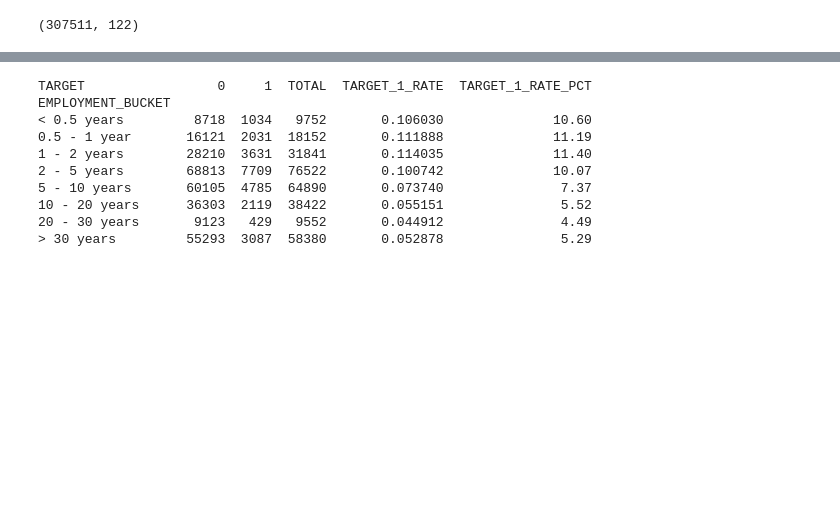
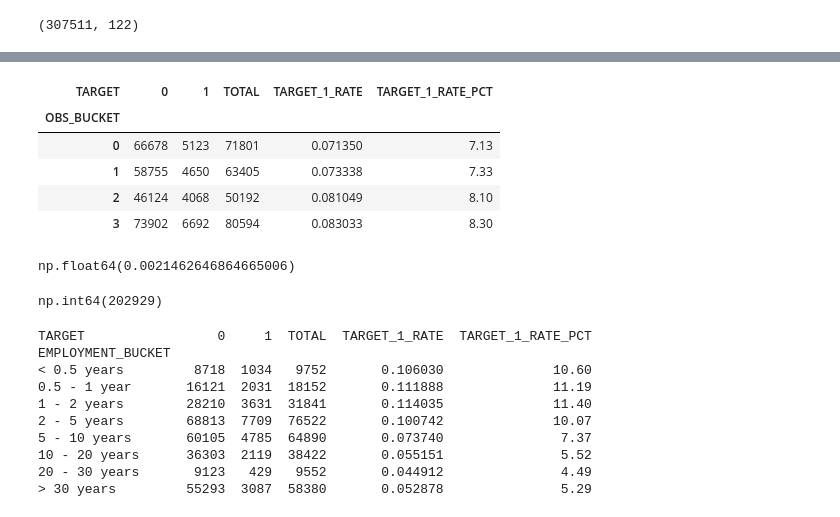
Before and after one commit to caseywhorton/homecredit, a Jupyter notebook: notebooks/preprocessing.ipynb, the cells around one changed output, grey strips where cells are left out. Drawn from its saved outputs; the diff is of its cells as text; code cells hidden in the pictures; blank space fills up the shorter version.

```diff
--- a/notebooks/preprocessing.ipynb
+++ b/notebooks/preprocessing.ipynb
@@ -28,7 +58,7 @@
 import pandas as pd
 import numpy as np
 # %%
-df = pd.read_csv('home-credit-default-risk/application_train.csv')
+df = pd.read_csv('../home-credit-default-risk/application_train.csv')
 df.shape
 # %% [output]
 (307511, 122)
@@ -35,3 +140,42 @@ df.shape
+# %%
+#df['OBS_30_CNT_SOCIAL_CIRCLE'].value_counts()
+# Define new bins and labels
+bins = [0, 1, 2, 3, float('inf')]
+labels = [
+    '0',
+    '1',
+    '2',
+    '3',
+]
+
+# Create employment bucket column
+df['OBS_BUCKET'] = pd.cut(df['AMT_REQ_CREDIT_BUREAU_YEAR'], bins=bins, labels=labels, right=False)
+# Count TARGET values per bucket
+bucket_counts = df.groupby(['OBS_BUCKET', 'TARGET']).size().unstack(fill_value=0)
+bucket_counts['TOTAL'] = bucket_counts.sum(axis=1)
+bucket_counts['TARGET_1_RATE'] = bucket_counts[1] / bucket_counts['TOTAL']
+
+bucket_counts['TARGET_1_RATE_PCT'] = (bucket_counts['TARGET_1_RATE'] * 100).round(2)
+
+bucket_counts
+# %% [output]
+| TARGET | 0 | 1 | TOTAL | TARGET_1_RATE | TARGET_1_RATE_PCT |
+| OBS_BUCKET |  |  |  |  |  |
+| 0 | 66678 | 5123 | 71801 | 0.071350 | 7.13 |
+| 1 | 58755 | 4650 | 63405 | 0.073338 | 7.33 |
+| 2 | 46124 | 4068 | 50192 | 0.081049 | 8.10 |
+| 3 | 73902 | 6692 | 80594 | 0.083033 | 8.30 |
+# %%
+#df['EXT_SOURCE_1'].isna().sum()/len(df)
+df['EXT_SOURCE_2'].isna().sum()/len(df)
+#df['EXT_SOURCE_3'].isna().sum()/len(df)
+# %% [output]
+np.float64(0.0021462646864665006)
+# %%
+df['OWN_CAR_AGE'].notna().sum()
+df['OWN_CAR_AGE'].isna().sum()
+# %% [output]
+np.int64(202929)
 # %%
 import pandas as pd
 
```
Also changed, not shown: parts of 3 cells of this notebook.
